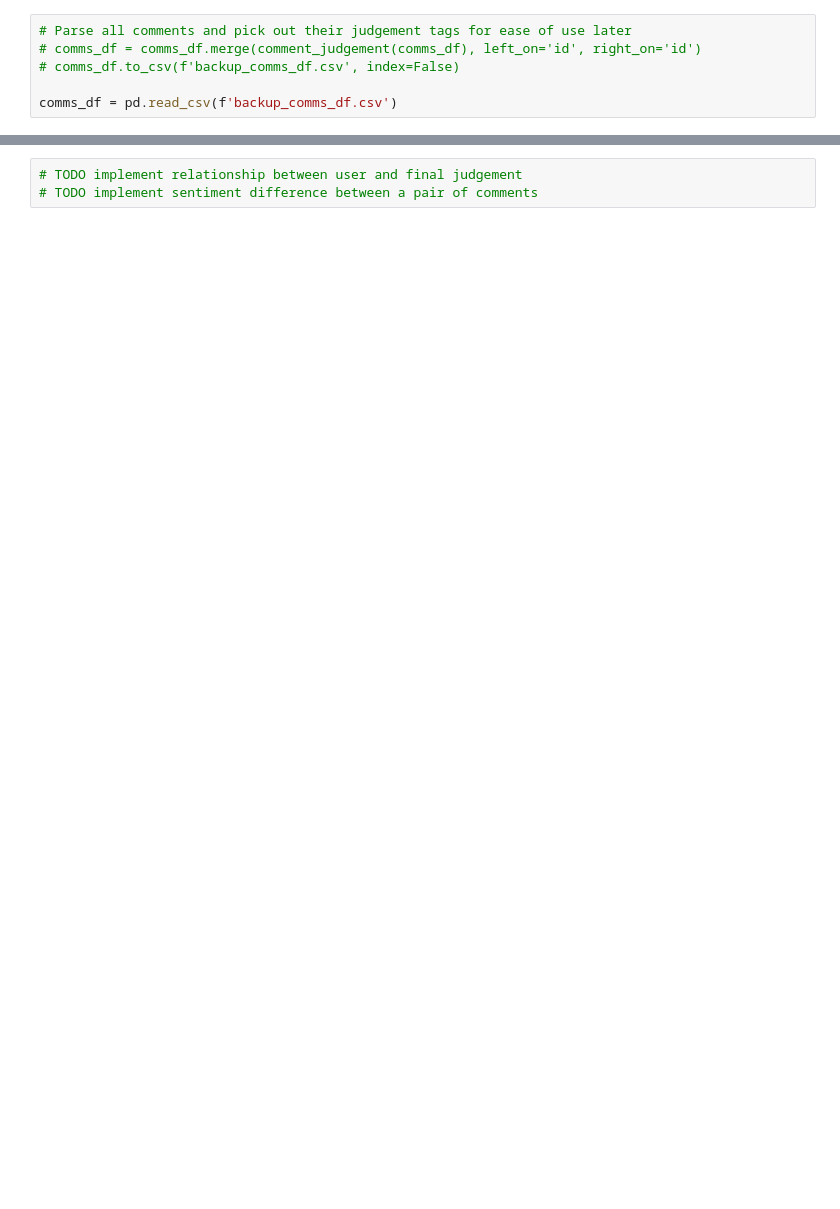
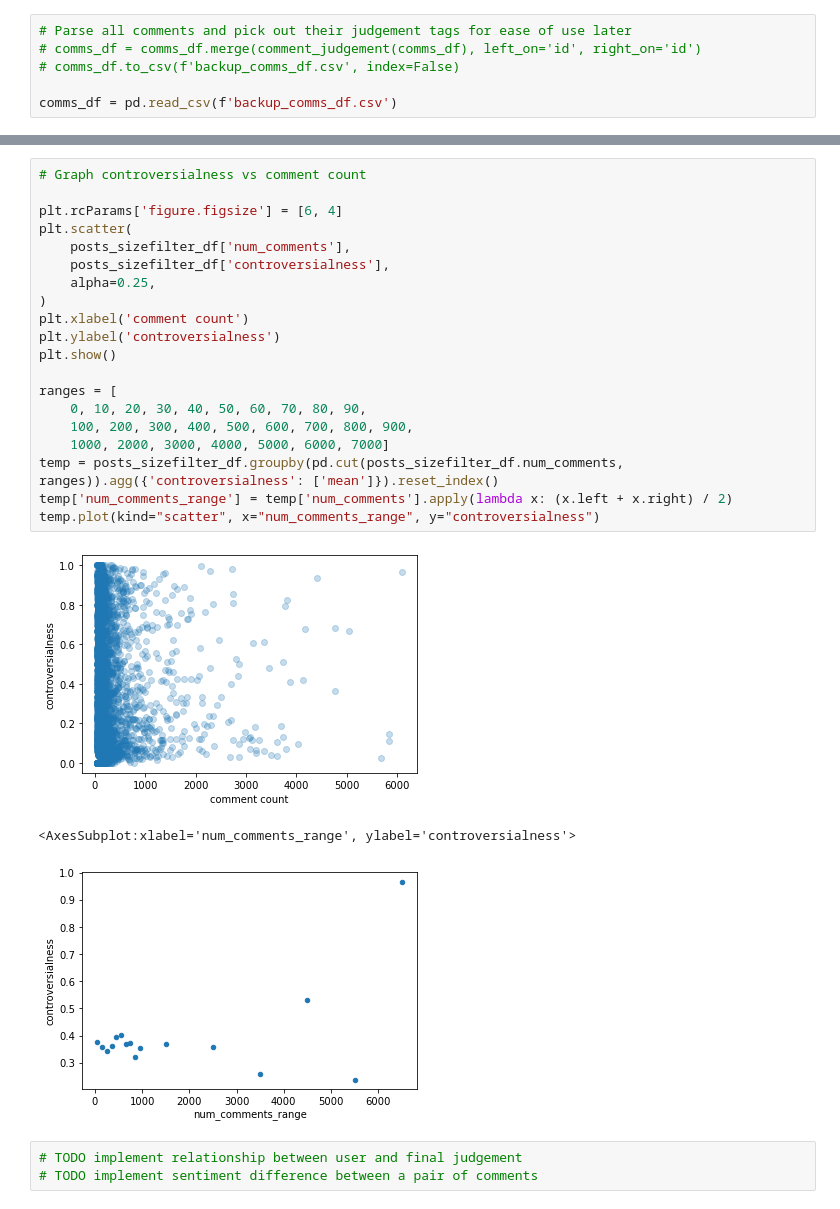
Before and after one commit to cephcyn/cornell_cs6742_a2, a Jupyter notebook: 01_metric_feasibility.ipynb, the cells around one changed output, grey strips where cells are left out. Cells and saved outputs as stored; diff of their text form; blank space fills up the shorter version.

```diff
--- a/01_metric_feasibility.ipynb
+++ b/01_metric_feasibility.ipynb
@@ -151,3 +301,27 @@ temp_b[:5]
+# %%
+# Graph controversialness vs comment count
+
+plt.rcParams['figure.figsize'] = [6, 4]
+plt.scatter(
+    posts_sizefilter_df['num_comments'],
+    posts_sizefilter_df['controversialness'],
+    alpha=0.25,
+)
+plt.xlabel('comment count')
+plt.ylabel('controversialness')
+plt.show()
+
+ranges = [
+    0, 10, 20, 30, 40, 50, 60, 70, 80, 90,
+    100, 200, 300, 400, 500, 600, 700, 800, 900,
+    1000, 2000, 3000, 4000, 5000, 6000, 7000]
+temp = posts_sizefilter_df.groupby(pd.cut(posts_sizefilter_df.num_comments, ranges)).agg({'controversialness': ['mean']}).reset_index()
+temp['num_comments_range'] = temp['num_comments'].apply(lambda x: (x.left + x.right) / 2)
+temp.plot(kind="scatter", x="num_comments_range", y="controversialness")
+# %% [output]
+[figure, added]
+<AxesSubplot:xlabel='num_comments_range', ylabel='controversialness'>
+[figure, added]
 # %%
 # TODO implement relationship between user and final judgement
 # TODO implement sentiment difference between a pair of comments
```
Also changed, not shown: parts of 21 cells of this notebook.
